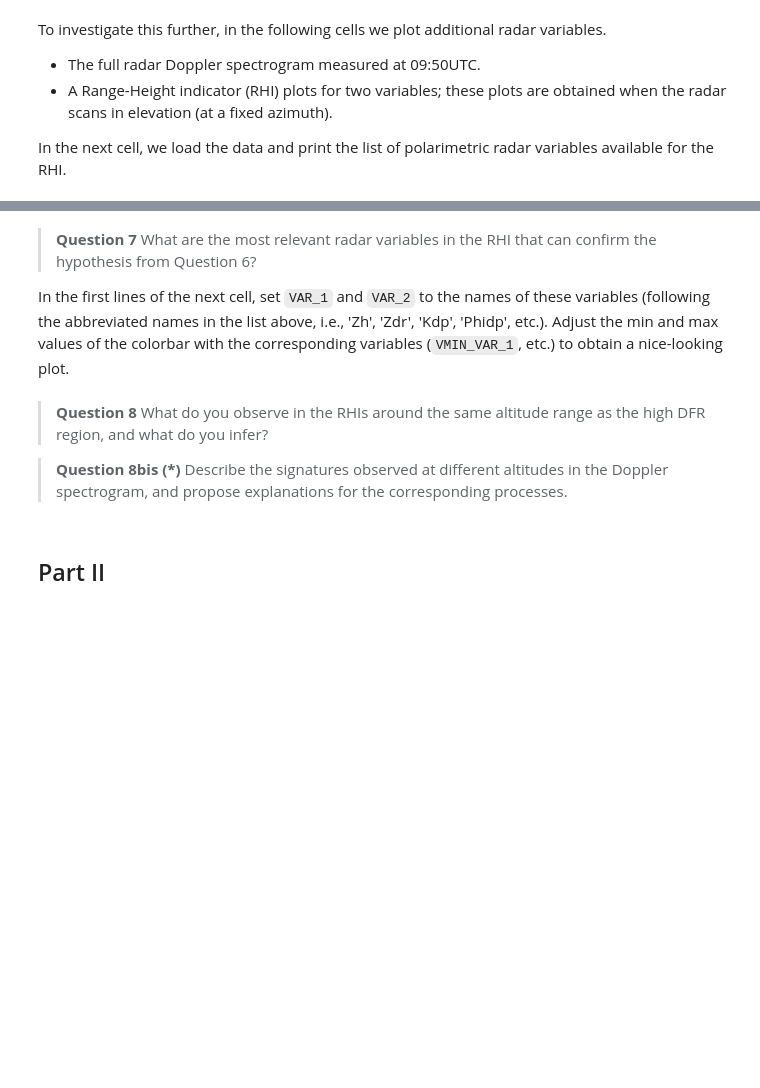
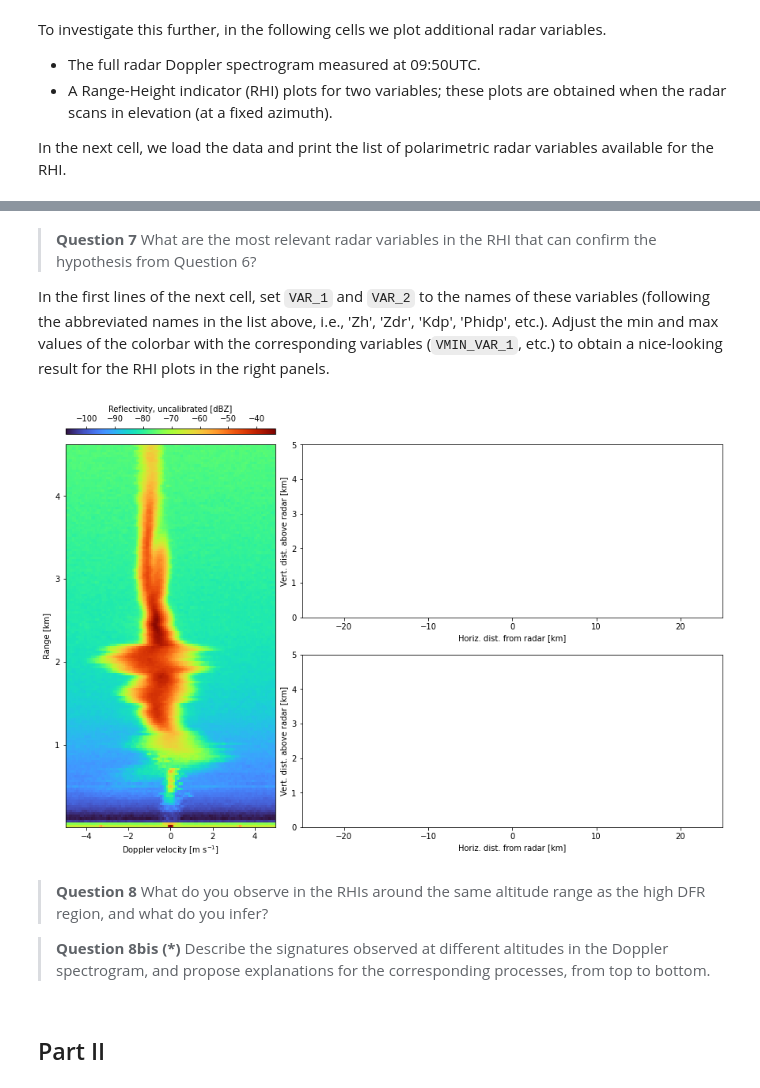
Before and after one commit to ltelab/AtmProc2024, a Jupyter notebook: Exercise_2/Exercise_2.ipynb, the cells around one changed output, grey strips where cells are left out. Drawn from its saved outputs; the diff is of its cells as text; code cells hidden in the pictures; blank space fills up the shorter version.

```diff
--- a/Exercise_2/Exercise_2.ipynb
+++ b/Exercise_2/Exercise_2.ipynb
@@ -167,46 +197,48 @@ for k in radar.fields.keys():
 # %% [markdown]
 > **Question 7** What are the most relevant radar variables in the RHI that can confirm the hypothesis from Question 6?
 
-In the first lines of the next cell, set `VAR_1` and `VAR_2` to the names of these variables (following the abbreviated names in the list above, i.e., 'Zh', 'Zdr', 'Kdp', 'Phidp', etc.). Adjust the min and max values of the colorbar with the corresponding variables (`VMIN_VAR_1`, etc.) to obtain a nice-looking plot.
+In the first lines of the next cell, set `VAR_1` and `VAR_2` to the names of these variables (following the abbreviated names in the list above, i.e., 'Zh', 'Zdr', 'Kdp', 'Phidp', etc.). Adjust the min and max values of the colorbar with the corresponding variables (`VMIN_VAR_1`, etc.) to obtain a nice-looking result for the RHI plots in the right panels.
 # %%
 VAR_1 = None # Replace with variable name
-VMIN_VAR_1 = -40
-VMAX_VAR_1 = 35
+VMIN_VAR_1 = -999
+VMAX_VAR_1 = 999
 
 VAR_2 = None # Replace with variable name
-VMIN_VAR_2 = -1
-VMAX_VAR_2 = 4
+VMIN_VAR_2 = -999
+VMAX_VAR_2 = 999
 
 #############################################333333
 
 
 fig, axs = plt.subplot_mosaic(
     [["spec", "RHI1", "RHI1"],
      ["spec", "RHI2", "RHI2"]], constrained_layout=True,
      figsize=(12,8)
 )
 
 spec_plot=axs["spec"].pcolormesh(vel_spec, rg_spec, spec, cmap='turbo')
 plt.colorbar(spec_plot, ax=axs["spec"],aspect=40,label='Reflectivity, uncalibrated [dBZ]', orientation='horizontal', location='top', pad=.02)
 
 if not (VAR_1 is None):
     display.plot_rhi(VAR_1,ax=axs['RHI1'], vmin=VMIN_VAR_1, vmax=VMAX_VAR_1, title='')
 if not (VAR_2 is None):
     display.plot_rhi(VAR_2,ax=axs['RHI2'], vmin=VMIN_VAR_2, vmax=VMAX_VAR_2, title='')
 
 axs["spec"].set_xlim(-5,5)
 axs["spec"].set_xlabel('Doppler velocity [m s$^{-1}$]')
 axs["spec"].set_ylabel('Range [km]')
 for key in ['RHI1', 'RHI2']:
     axs[key].set_xlim(-25,25)
     axs[key].set_ylim(0,5)
     axs[key].set_xlabel('Horiz. dist. from radar [km]')
     axs[key].set_ylabel('Vert. dist. above radar [km]')
 # fig.tight_layout()
+# %% [output]
+[figure, added]
 # %% [markdown]
 > **Question 8** What do you observe in the RHIs around the same altitude range as the high DFR region, and what do you infer?
 
-> **Question 8bis (*)** Describe the signatures observed at different altitudes in the Doppler spectrogram, and propose explanations for the corresponding processes.
+> **Question 8bis (*)** Describe the signatures observed at different altitudes in the Doppler spectrogram, and propose explanations for the corresponding processes, from top to bottom.
 # %% [markdown]
 ## Part II
 # %% [markdown]
```
Also changed, not shown: parts of 14 cells of this notebook.
